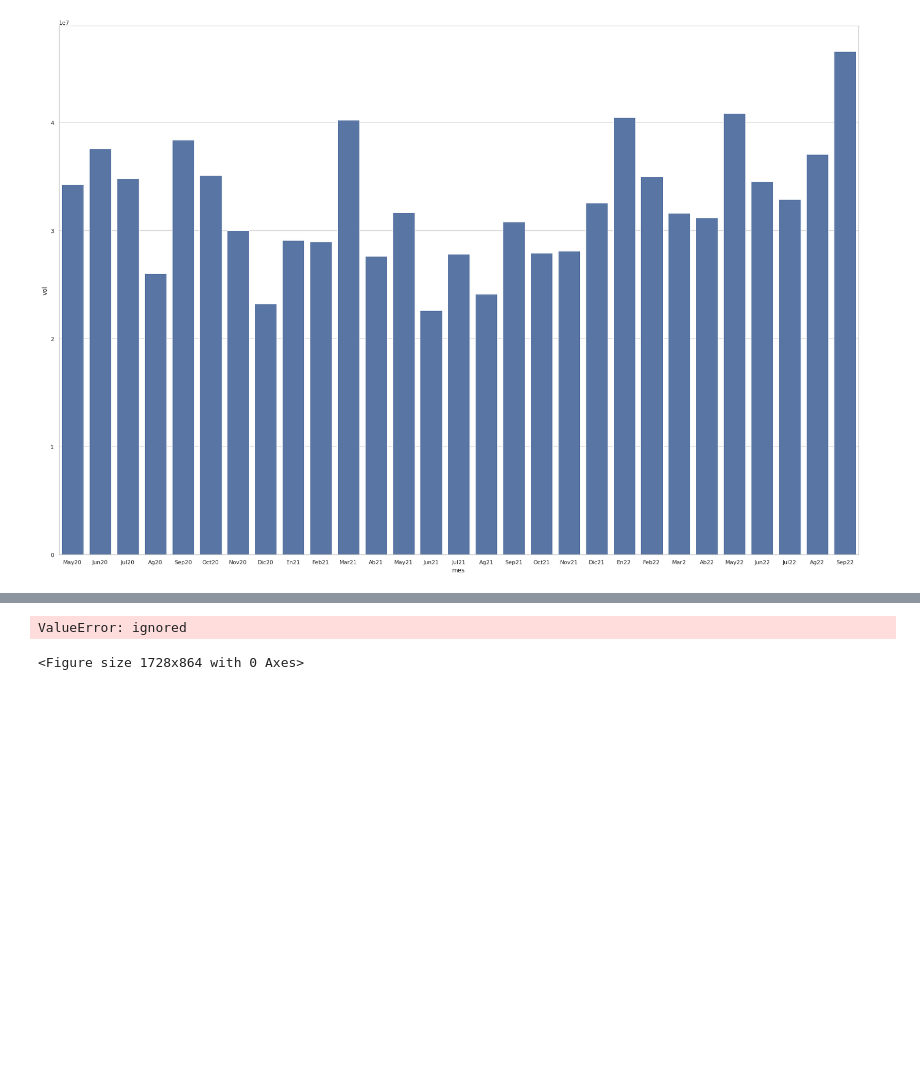
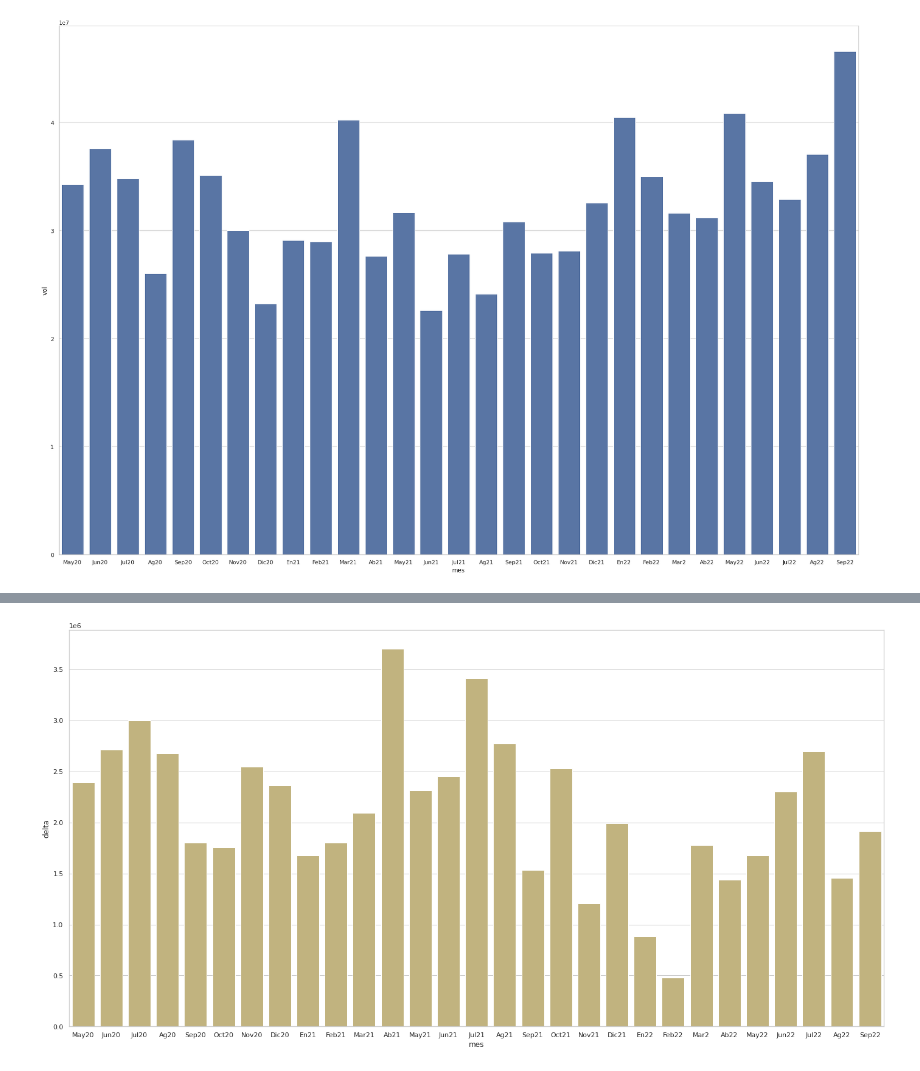
Before and after one commit to jmmartinnu2/Trading, a Jupyter notebook: analisis_mensual.ipynb, the cells around one changed output, grey strips where cells are left out. Saved outputs shown, nothing was run; the diff lists cells and outputs as text; code cells hidden in the pictures; blank space fills up the shorter version.

```diff
--- a/analisis_mensual.ipynb
+++ b/analisis_mensual.ipynb
@@ -288,8 +305,7 @@ ValueError: ignored
 # %%
-#volumen por dias, graficos con añadido de categorias
+#Delta
 plt.figure(figsize=(24,12)) #para tamaños del grafico
-sns.barplot(data=df, x='mes',y='distVwapClose', color='g') #dodge agrupa las variables
+sns.barplot(data=df, x='mes',y='delta', color='y') #dodge agrupa las variables
 plt.show()
 # %% [output]
-ValueError: ignored
-<Figure size 1728x864 with 0 Axes>
+[figure, added]
```
Also changed, not shown: parts of 9 cells of this notebook.
